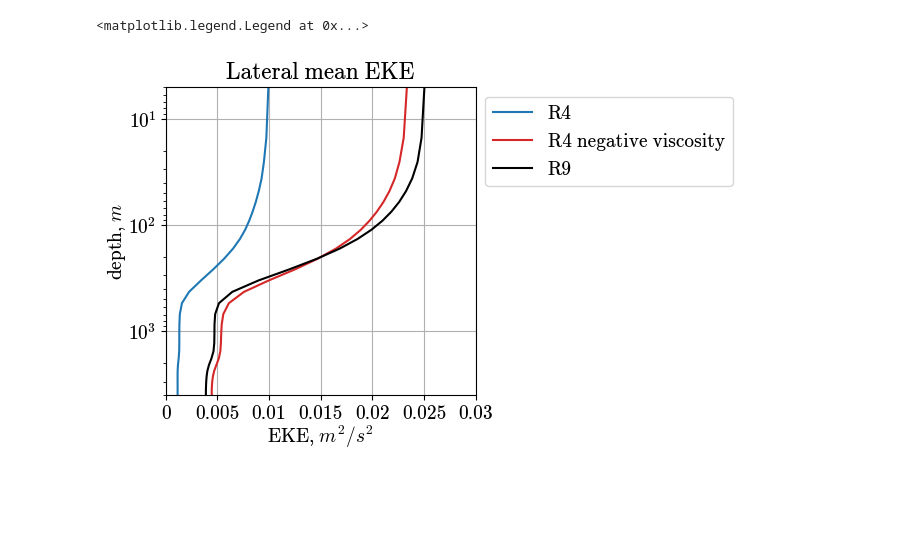
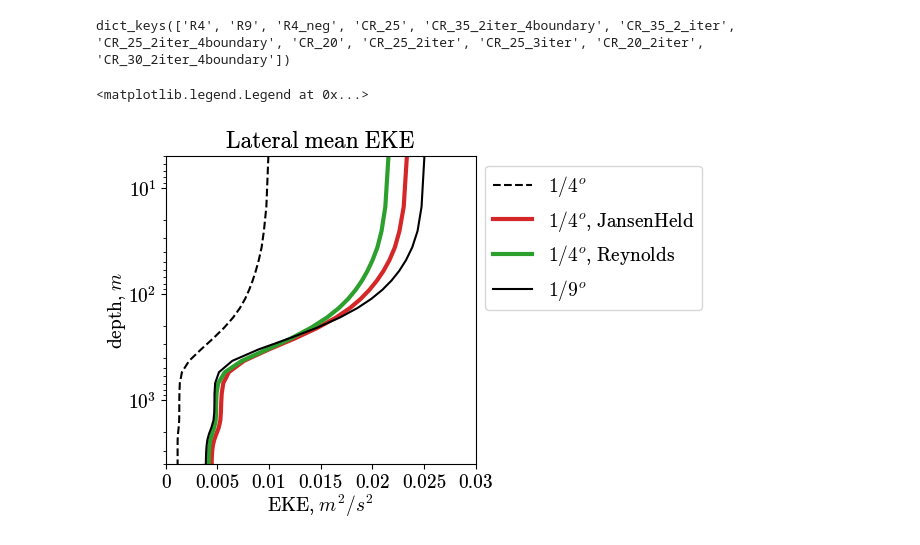
Before and after one commit to Pperezhogin/NEMO-Reynolds, a Jupyter notebook: best-experiment.ipynb, the cells around one changed output. Drawn from its saved outputs; the diff is of its cells as text; code cells hidden in the pictures; blank space fills up the shorter version.

```diff
--- a/best-experiment.ipynb
+++ b/best-experiment.ipynb
@@ -29,8 +21,13 @@ ds['R4_neg'].plot_MOC_heat()
+# %%
+ds.keys()
+# %% [output]
+dict_keys(['R4', 'R9', 'R4_neg', 'CR_25', 'CR_35_2iter_4boundary', 'CR_35_2_iter', 'CR_25_2iter_4boundary', 'CR_20', 'CR_25_2iter', 'CR_25_3iter', 'CR_20_2iter', 'CR_30_2iter_4boundary'])
 # %%
-ds['R4'].plot_EKEz(label='R4')
-ds['R4_neg'].plot_EKEz(label='R4 negative viscosity', color='tab:red')
-ds['R9'].plot_EKEz(label='R9', color='k')
+ds['R4'].plot_EKEz(label='$1/4^o$', color='k', ls='--')
+ds['R4_neg'].plot_EKEz(label='$1/4^o$, JansenHeld', color='tab:red', lw=3)
+ds['CR_30_2iter_4boundary'].plot_EKEz(label='$1/4^o$, Reynolds', color='tab:green', lw=3)
+ds['R9'].plot_EKEz(label='$1/9^o$', color='k')
 plt.legend(bbox_to_anchor=(1,1))
 # %% [output]
 <matplotlib.legend.Legend at 0x...>
-[figure, old version]
+[figure, new version]
```
Also changed, not shown: parts of 19 cells of this notebook, 1 other file.
